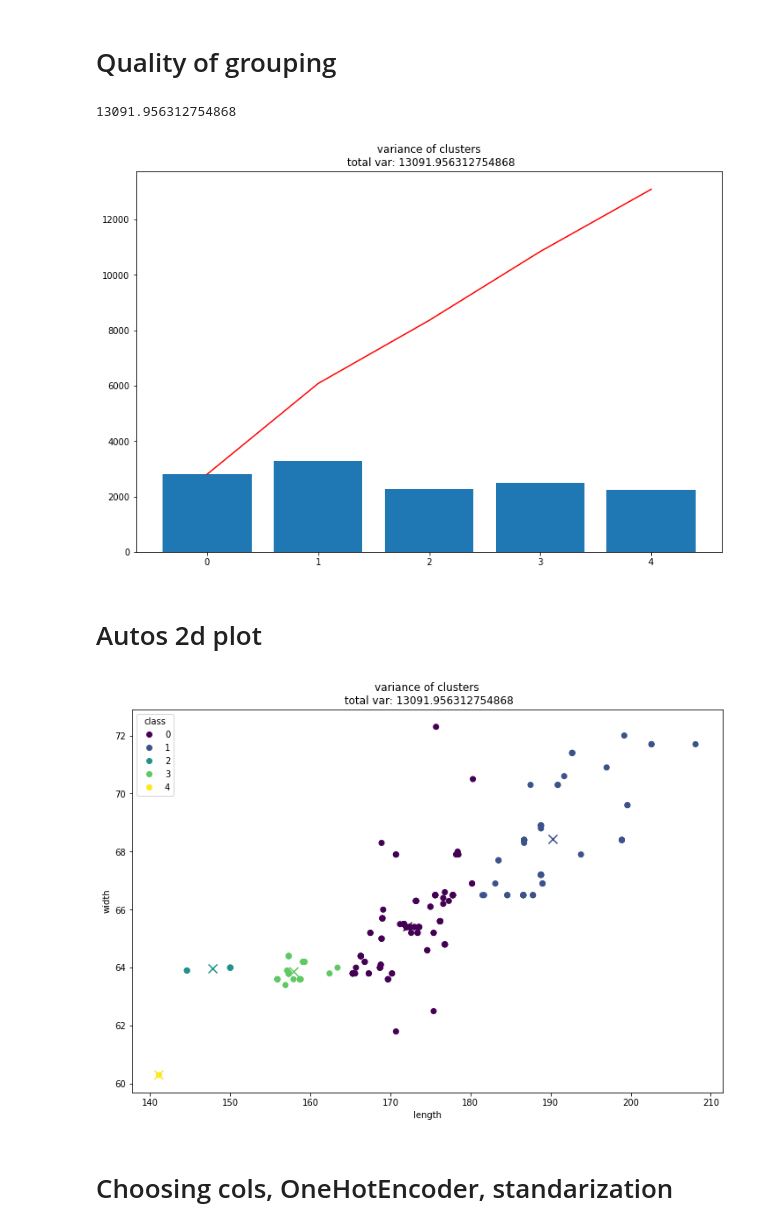
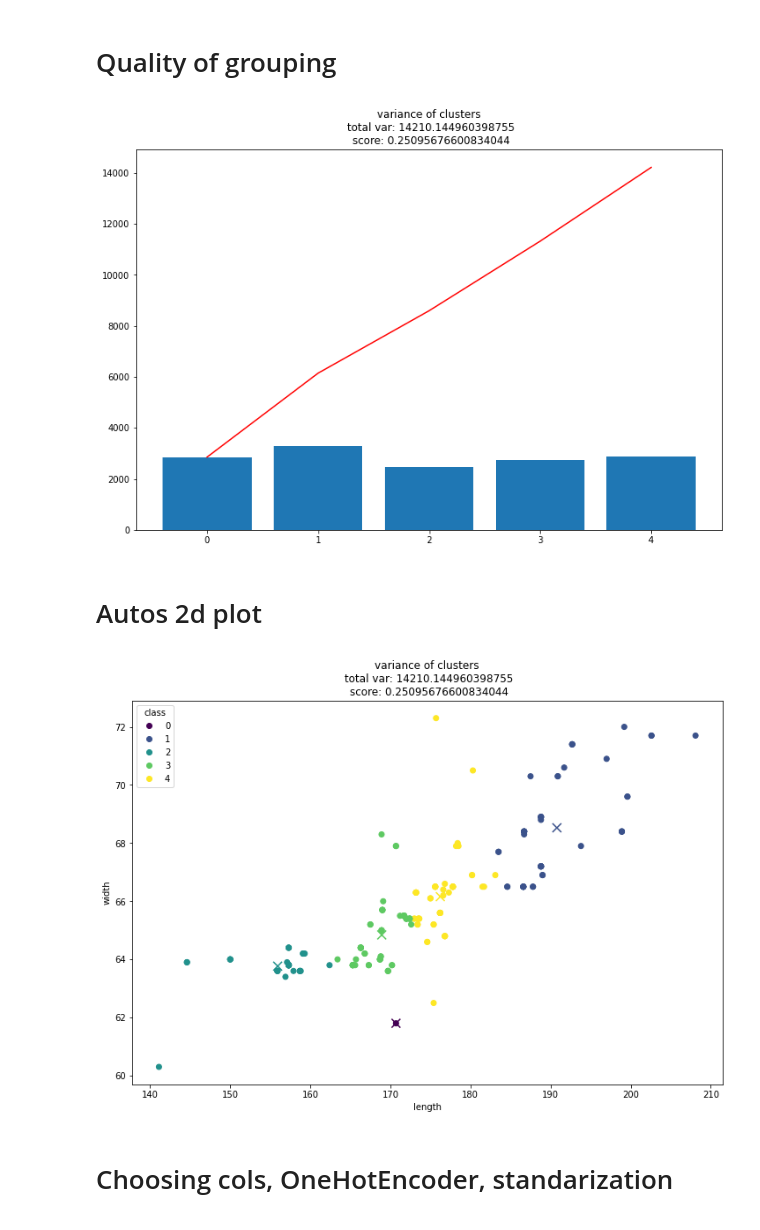
Before and after one commit to MeWoash/Data-analysis, a Jupyter notebook: lab8/lab8.ipynb, the cells around one changed output. Drawn from its saved outputs; the diff is of its cells as text; code cells hidden in the pictures.

```diff
--- a/lab8/lab8.ipynb
+++ b/lab8/lab8.ipynb
@@ -26,7 +26,7 @@ class KMeans:
     def __init__(self, k_clusters=8):
         self.k_clusters=k_clusters
         self.n_iter=0
-        self.vars=np.array(np.inf)
+        self.sc=np.Inf
 
     def fit(self, X:np.ndarray):
         self.X=X
@@ -52,37 +52,35 @@ class KMeans:
 
         return self.P
 
-    def predict(self, dist_f = 'euclidean' ,n_iterations=100, n_init=10):
+    def predict(self, dist_f = 'euclidean' ,n_iterations=100, n_init=10) -> np.ndarray:
+
         self.n_init=n_init
-
         best_P=self.P
         best_C=self.C
-        best_vars=self.vars
+        best_score=self.sc
         best_n_iter=self.n_iter
 
         for i in range(self.n_init):
             self.__predict_one(dist_f, n_iterations)
-            self.score_variance()
+            sc=self.score()
 
-            if best_vars.sum() > self.vars.sum():
+            if best_score > sc:
                 best_P=self.P
                 best_C=self.C
-                best_vars=self.vars
+                best_score=sc
                 best_n_iter=self.n_iter
 
         self.P=best_P
         self.C=best_C
-        self.vars=best_vars
+        self.sc=best_score
         self.n_iter=best_n_iter
 
         return self.P
 
-
-
     def __choose_clusters(self,dist_f='euclidean'):
 
             dist=distance.cdist(self.X, self.C,dist_f)
-            clusters=np.argsort(dist,axis=1)[:,0]
+            clusters=np.argsort(dist, axis=1)[:,0]
             self.P[:,0]=clusters
 
     def ___new_centers(self):
@@ -99,6 +97,20 @@ class KMeans:
     def score_variance(self):
         self.vars=np.nan_to_num(np.array([np.var(self.X[np.where(self.P==i),:]) for i in range(self.k_clusters)]),0)
         return self.vars
+
+    def score(self, dist_f = 'euclidean'):
+
+        dist=distance.cdist(self.C, self.C, dist_f)
+        dist=np.triu(dist).sum()
+
+        dist2=0
+        for i in range(self.k_clusters):
+            X=self.X[np.where(self.P==i),:][0]
+            dist_X=distance.cdist( X, np.broadcast_to(self.C[i,:], X.shape), dist_f)[:,0]
+            dist2+=dist_X.sum()
+
+        self.sc=dist/dist2
+        return self.sc
 # %% [markdown]
 # dataset
 # %%
@@ -137,28 +149,25 @@ km.fit(X)
 # Quality of grouping
 # %%
 clasters=km.predict(n_init=1000)
-vars=km.vars
-print(vars.sum())
+vars=km.score_variance()
-# %% [output]
-13091.956312754868
 # %%
 fig,ax=plt.subplots(1,1,figsize=(12,8))
-ax.set_title(f'variance of clusters\n total var: {vars.sum()}')
+ax.set_title(f'variance of clusters\n total var: {vars.sum()}\n score: {km.sc}')
 ax.bar(range(len(vars)),
        vars,
        tick_label = list(range(len(vars))))
 
 ax.plot(range(len(vars)),vars.cumsum(),c='red')
 plt.show()
 # %% [output]
-[figure, old version]
+[figure, new version]
 # %% [markdown]
 # Autos 2d plot
 # %%
 fig,ax=plt.subplots(1,1,figsize=(12,8))
 ax.set_xlabel(col1)
 ax.set_ylabel(col2)
-ax.set_title(f'variance of clusters\n total var: {vars.sum()}')
+ax.set_title(f'variance of clusters\n total var: {vars.sum()}\n score: {km.sc}')
 
 scat=ax.scatter(X[:,0],X[:,1],c=clasters)
 plt.legend(handles=scat.legend_elements()[0], labels=list(range(km.k_clusters)), title="class")
@@ -166,7 +175,7 @@ ax.scatter(km.C[:,0],km.C[:,1],c=list(range(km.k_clusters)),marker='x',s=100)
 
 plt.show()
 # %% [output]
-[figure, old version]
+[figure, new version]
 # %% [markdown]
 # Choosing cols, OneHotEncoder, standarization
 # %%
```
Also changed, not shown: parts of 4 cells of this notebook.
